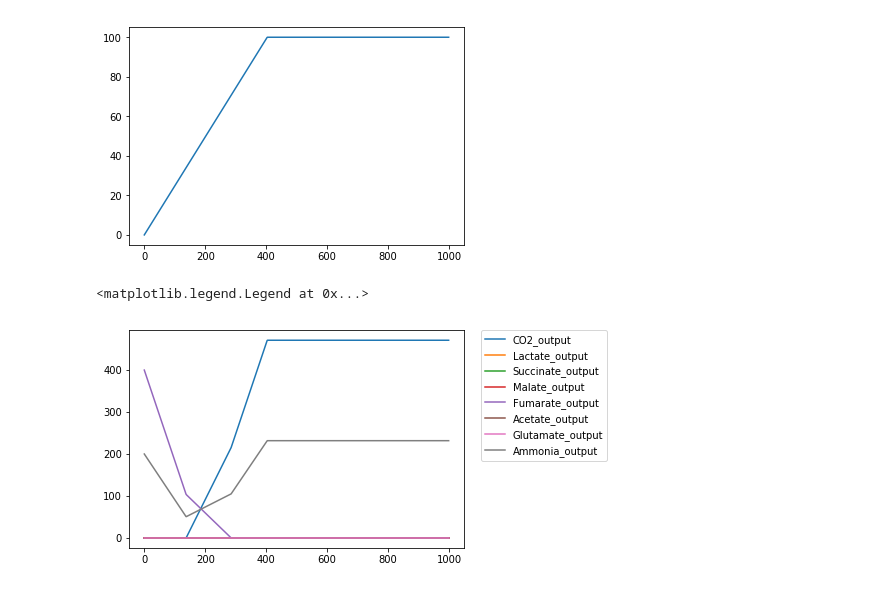
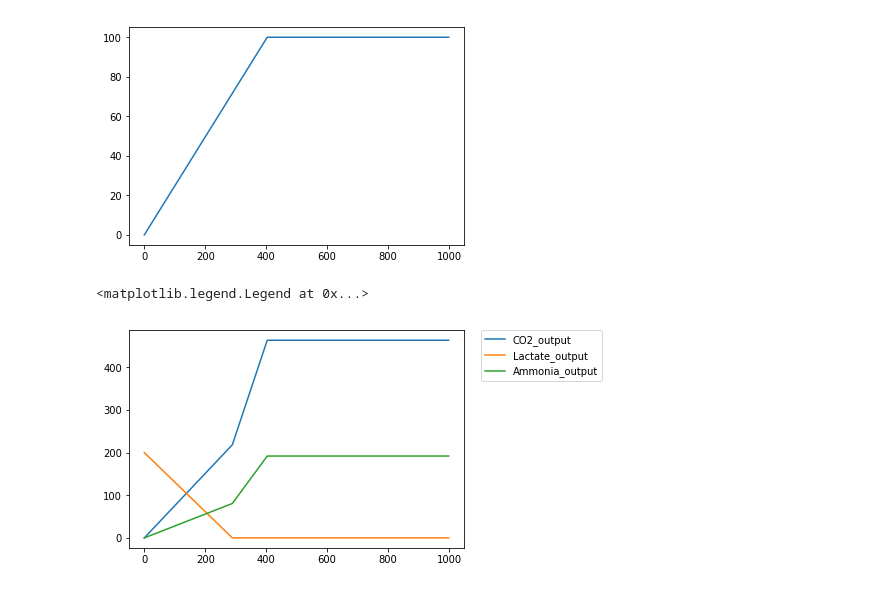
Before and after one commit to inoue0426/Cancer_cell_modeling_using_FBA, a Jupyter notebook: code/BIOMASS Rate Test by Glutamate Free and Oxygen.ipynb, the cells around one changed output. Cells and saved outputs as stored; diff of their text form; code cells hidden in the pictures.

```diff
--- a/code/BIOMASS Rate Test by Glutamate Free and Oxygen.ipynb
+++ b/code/BIOMASS Rate Test by Glutamate Free and Oxygen.ipynb
@@ -43,20 +43,20 @@ df['CO2_output']['C00011'] = -1
 df['Lactate_output'] =  pd.Series(np.zeros(df.shape[0]), index=df.index)
 df['Lactate_output']['C00186'] = -1
 
-df['Succinate_output'] =  pd.Series(np.zeros(df.shape[0]), index=df.index)
-df['Succinate_output']['C00042'] = -1
+# df['Succinate_output'] =  pd.Series(np.zeros(df.shape[0]), index=df.index)
+# df['Succinate_output']['C00042'] = -1
 
-df['Malate_output'] =  pd.Series(np.zeros(df.shape[0]), index=df.index)
-df['Malate_output']['C00149'] = -1
+# df['Malate_output'] =  pd.Series(np.zeros(df.shape[0]), index=df.index)
+# df['Malate_output']['C00149'] = -1
 
-df['Fumarate_output'] =  pd.Series(np.zeros(df.shape[0]), index=df.index)
-df['Fumarate_output']['C00122'] = -1
+# df['Fumarate_output'] =  pd.Series(np.zeros(df.shape[0]), index=df.index)
+# df['Fumarate_output']['C00122'] = -1
 
-df['Acetate_output'] =  pd.Series(np.zeros(df.shape[0]), index=df.index)
-df['Acetate_output']['C00033'] = -1
+# df['Acetate_output'] =  pd.Series(np.zeros(df.shape[0]), index=df.index)
+# df['Acetate_output']['C00033'] = -1
 
-df['Glutamate_output'] =  pd.Series(np.zeros(df.shape[0]), index=df.index)
-df['Glutamate_output']['C00025'] = -1
+# df['Glutamate_output'] =  pd.Series(np.zeros(df.shape[0]), index=df.index)
+# df['Glutamate_output']['C00025'] = -1
 
 df['Glutamate_input'] =  pd.Series(np.zeros(df.shape[0]), index=df.index)
 df['Glutamate_input']['C00025'] = 1
@@ -127,14 +127,14 @@ df['Oxophos']['C00003'] = 2
 df['Oxophos']['C00011'] = 1
 # %%
 BIOMASS = pd.read_csv('../csv/amino_acid.csv',index_col=0)
-BIOMASS = BIOMASS[BIOMASS.index != 'NH3']
+# BIOMASS = BIOMASS[BIOMASS.index != 'NH3']
 df_Biomass =  pd.Series(np.zeros(df.shape[0]), index=df.index)
 
 for i in BIOMASS.index:
     df_Biomass[BIOMASS.T[i]['C_num']] = BIOMASS.T[i]['flux']
 
 df_Biomass['C00668'] = -0.27519
-df_Biomass['C00119'] = (-0.039036) + (-0.036117) + (-0.053446) + (-0.039036)
+df_Biomass['C00119'] = (-0.039036) + (-0.036117) + (-0.053446)
 # %%
 df_new = pd.concat([df_Biomass.T, df], axis=1)
 df_new = df_new.rename(columns={0: 'BIOMASS'})
@@ -150,8 +150,7 @@ for l in range(0, 1000, 1):
         if (
                 (i=='Oxophos') or (i=='R01899') or (i=='R00268') or (i=='R10343') or (i=='R02164') or (i=='R00835') or (i=='R02035') or
                 (i=='CO2') or (i == 'Lactate') or (i == 'Acetate') or (i == 'Succinate') or (i == 'Malate') or (i=='ATP_Exchange') or (i=='AMP_Exchange') or
-                (i=='Glutamate_output') or (i=='CO2_output') or  (i=='Lactate_output') or (i=='Succinate_output') or
-                (i=='Malate_output') or (i=='Fumarate_output') or (i=='Acetate_output') or (i=='Glutamate_output')
+                (i=='Glutamate_output') or (i=='CO2_output') or  (i=='Lactate_output') or (i=='Glutamate_output') or (i=='Ammonia_output')
         ):
             x.append(LpVariable(i, lowBound=0,upBound=10000, cat='Continuous'))
 
@@ -162,10 +161,15 @@ for l in range(0, 1000, 1):
             x.append(LpVariable(i, lowBound=0, upBound=l, cat='Continuous'))
 
         elif (i=='Glucose_input'):
-            x.append(LpVariable(i, lowBound=0, upBound=100, cat='Continuous'))
+            x.append(LpVariable(i, lowBound=100, upBound=100, cat='Continuous'))
 
         elif (i=='Glutamate_input'):
             x.append(LpVariable(i, lowBound=0, upBound=10000, cat='Continuous'))
+
+        elif (
+            (i=='Succinate_output') or (i=='Malate_output') or (i=='Fumarate_output') or (i=='Acetate_output')
+        ):
+            x.append(LpVariable(i, lowBound=0, upBound=50, cat='Continuous'))
 
         elif (i=='R00200') or (i=='R01196') or (i=='R01197') or (i=='R00405'):
             x.append(LpVariable(i, lowBound=-10000, upBound=0, cat='Continuous'))
@@ -237,13 +239,14 @@ rate['BIOMASS'].plot()
 [figure]
 # %%
 rate[[
-    'CO2_output', 'Lactate_output', 'Succinate_output',
-    'Malate_output', 'Fumarate_output', 'Acetate_output',
-    'Glutamate_output', 'Ammonia_output'
+    'CO2_output', 'Lactate_output',
+#     'Succinate_output',
+#     'Malate_output', 'Fumarate_output', 'Acetate_output',
+    'Ammonia_output'
 ]].plot()
 plt.legend(bbox_to_anchor=(1.05, 1), loc='upper left', borderaxespad=0, fontsize=10)
 # %% [output]
 <matplotlib.legend.Legend at 0x...>
-[figure, old version]
+[figure, new version]
 # %%
 rate['Oxygen_input'].plot()
```
Also changed, not shown: parts of 3 cells of this notebook, 4 other files.
